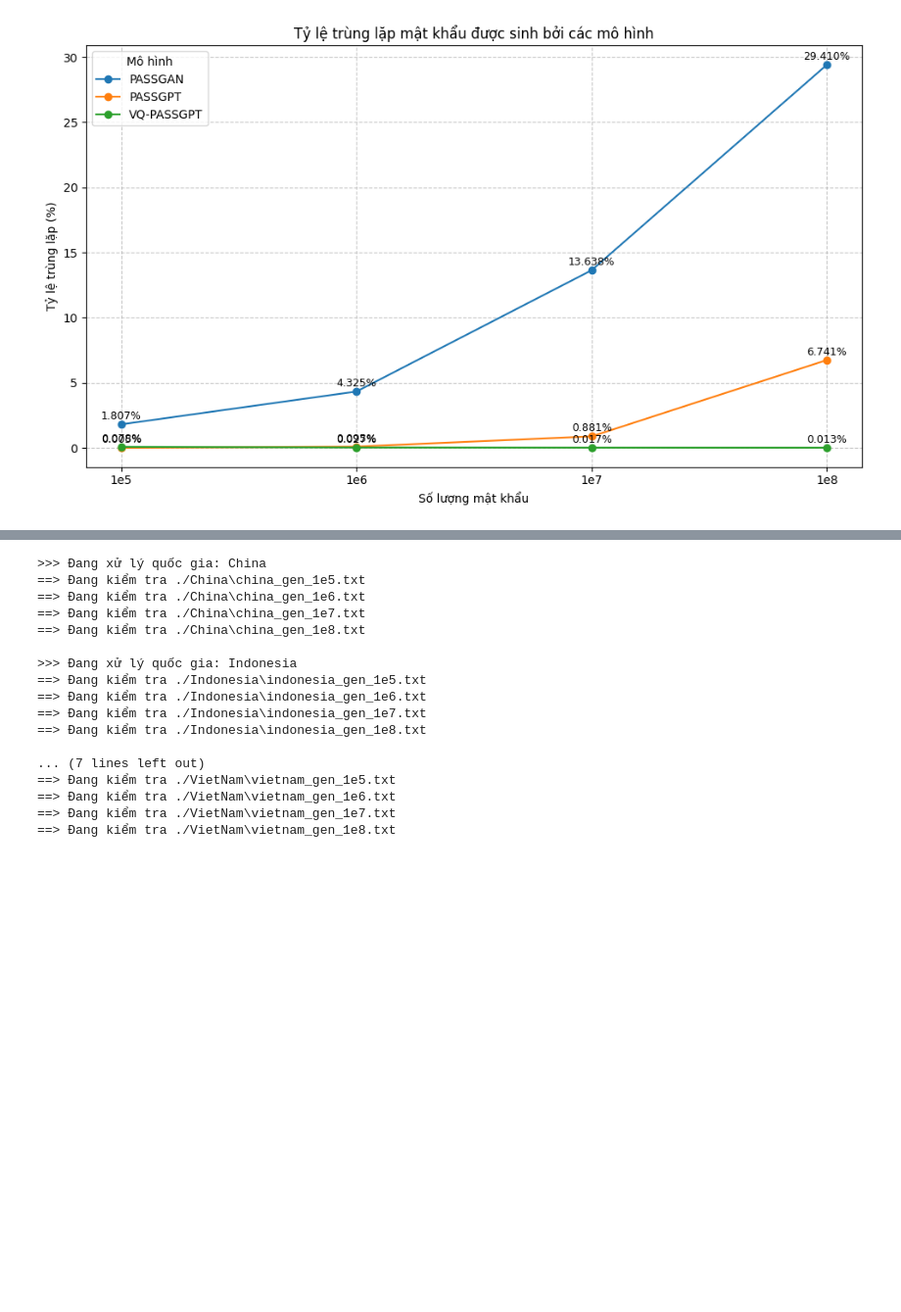
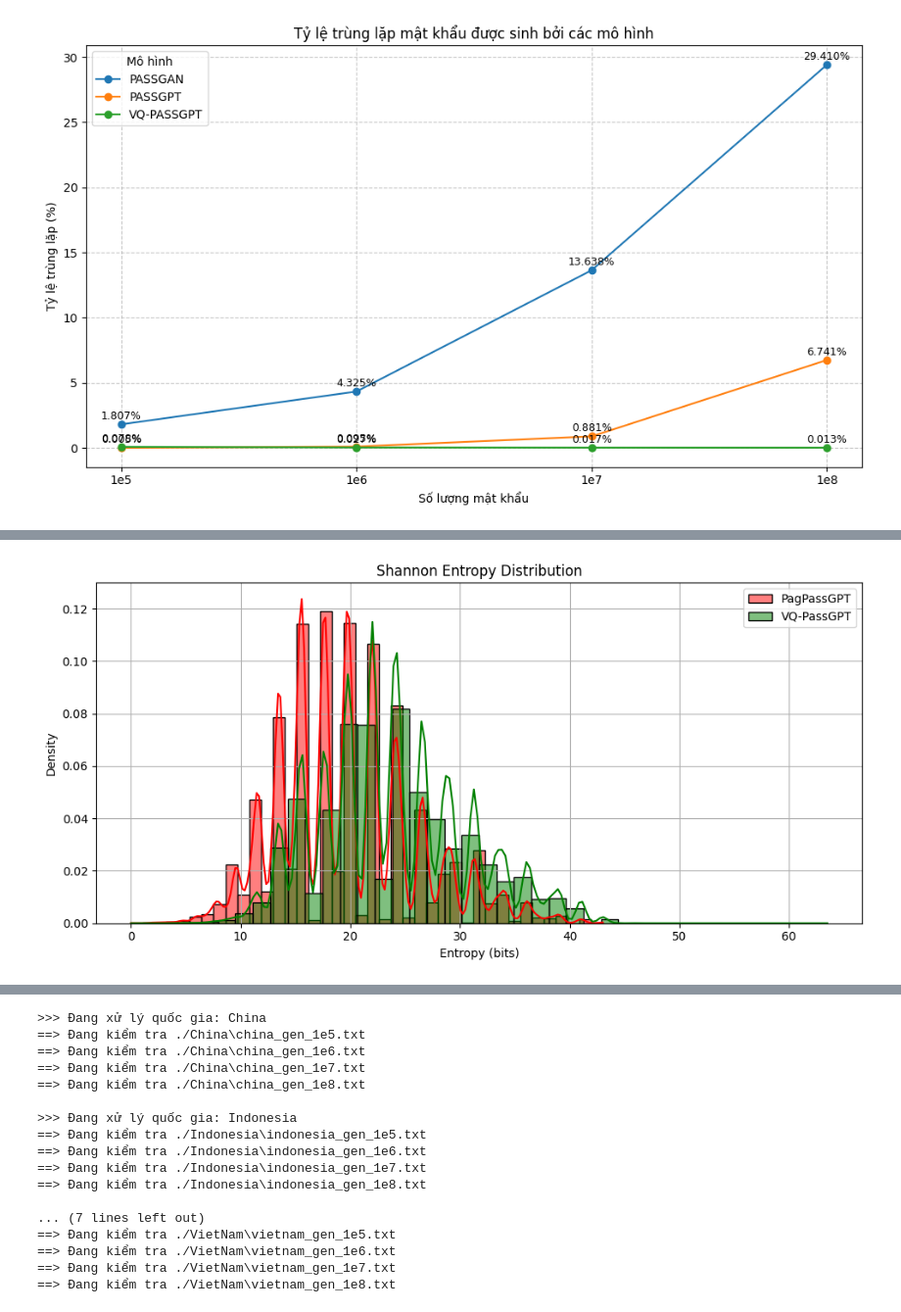
Before and after one commit to TrawlingAttack/VQ-PassGPT, a Jupyter notebook: VQ-PassGPT_evaluation.ipynb, the cells around one changed output, grey strips where cells are left out. Shown at 98% size. Drawn from its saved outputs; the diff is of its cells as text; code cells hidden in the pictures; blank space fills up the shorter version.

```diff
--- a/VQ-PassGPT_evaluation.ipynb
+++ b/VQ-PassGPT_evaluation.ipynb
@@ -616,0 +773,18 @@ plt.show()
+# %%
+def plot_entropy_distribution(pagpass_pw, vqpass_pw):
+    pag_entropy = [calculate_shannon_entropy(pw) for pw in pagpass_pw]
+    vq_entropy = [calculate_shannon_entropy(pw) for pw in vqpass_pw]
+
+    plt.figure(figsize=(10, 5))
+    sns.histplot(pag_entropy, bins=40, label='PagPassGPT', color='red', stat='density', kde=True)
+    sns.histplot(vq_entropy, bins=40, label='VQ-PassGPT', color='green', stat='density', kde=True)
+    plt.title("Shannon Entropy Distribution")
+    plt.xlabel("Entropy (bits)")
+    plt.ylabel("Density")
+    plt.legend()
+    plt.grid(True)
+    plt.tight_layout()
+    plt.show()
+plot_entropy_distribution(pagpass_pw, vqpass_pw)
+# %% [output]
+[figure, added]
```
Also changed, not shown: parts of 4 cells of this notebook.
